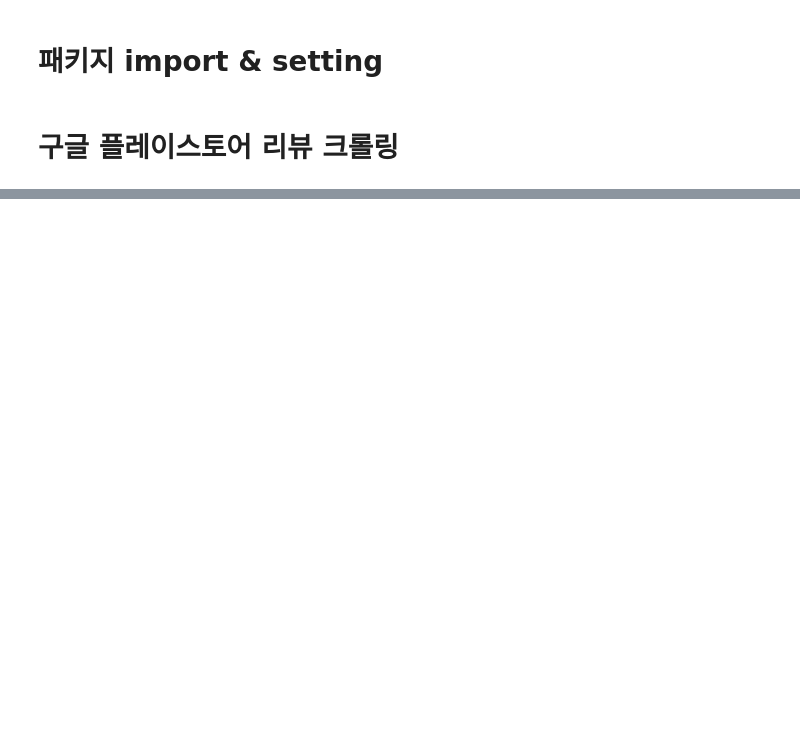
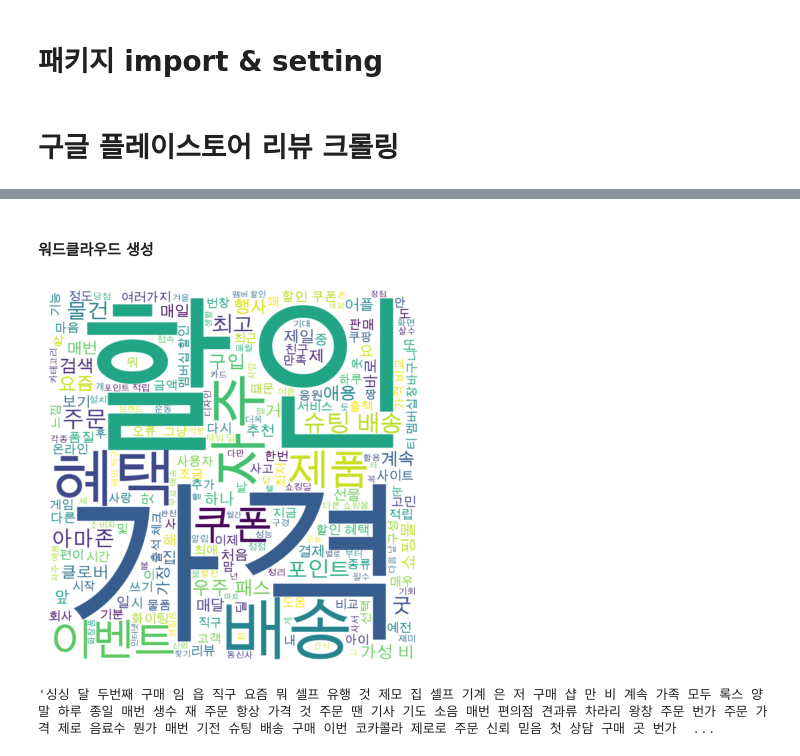
Before and after one commit to jennynoh/11st-intern-project, a Jupyter notebook: 리뷰크롤링.ipynb, the cells around one changed output, grey strips where cells are left out. Cells and saved outputs as stored; diff of their text form; code cells hidden in the pictures; blank space fills up the shorter version.

Commit message:
리뷰 분석-평균평점&워드클라우드

```diff
--- a/리뷰크롤링.ipynb
+++ b/리뷰크롤링.ipynb
@@ -150,0 +179,13 @@ review_df
+# %%
+# 1) 분기 컬럼 생성
+## 분기 추출 함수
+def get_quarter(date):
+    year = date.year
+    quarter = date.quarter
+    return f"{year}_Q{quarter}"
+
+## 분기 변환
+proc_df['quarter'] = proc_df['date'].apply(lambda x: get_quarter(x))
+# %%
+## 2) 날짜 최신순으로 재정렬
+proc_df = proc_df.sort_values(by='date', ascending=False)
@@ -150,0 +263,3 @@ review_df
+# %%
+# 리뷰 분류: review category 열 생성
+proc_df['review_category'] = proc_df['score'].apply(lambda x: 'positive' if x >= 4 else 'negative')
@@ -150,0 +282,4 @@ review_df
+# %%
+# 긍정 리뷰 df 생성
+positive_reviews = proc_df[proc_df['review_category']=='positive']
+positive_reviews
@@ -150,0 +318,2 @@ review_df
+# %% [markdown]
+#### 워드클라우드 생성
@@ -150,0 +363,6 @@ review_df
+# %%
+# 긍정리뷰 워드클라우드
+make_wordcloud(positive_reviews)
+# %% [output]
+[figure, added]
+'싱싱 달 두번째 구매 임 읍 직구 요즘 뭐 셀프 유행 것 제모 집 셀프 기계 은 저 구매 샵 만 비 계속 가족 모두 록스 양말 하루 종일 매번 생수 재 주문 항상 가격 것 주문 땐 기사 기도 소음 매번 편의점 견과류 차라리 왕창 주문 번가 주문 가격 제로 음료수 뭔가 매번 기전 슈팅 배송 구매 이번 코카콜라 제로로 주문 신뢰 믿음 첫 상담 구매 곳 번가  ...
```
Also changed, not shown: parts of 23 cells of this notebook, 4 other files.
